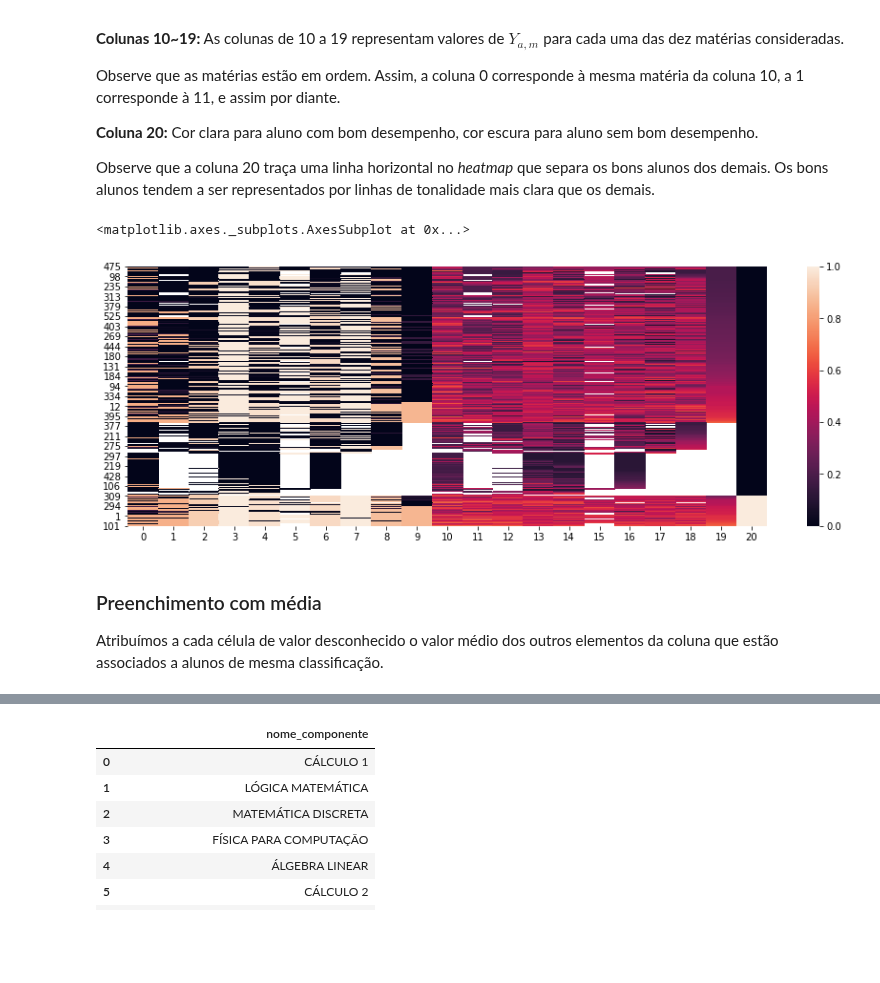
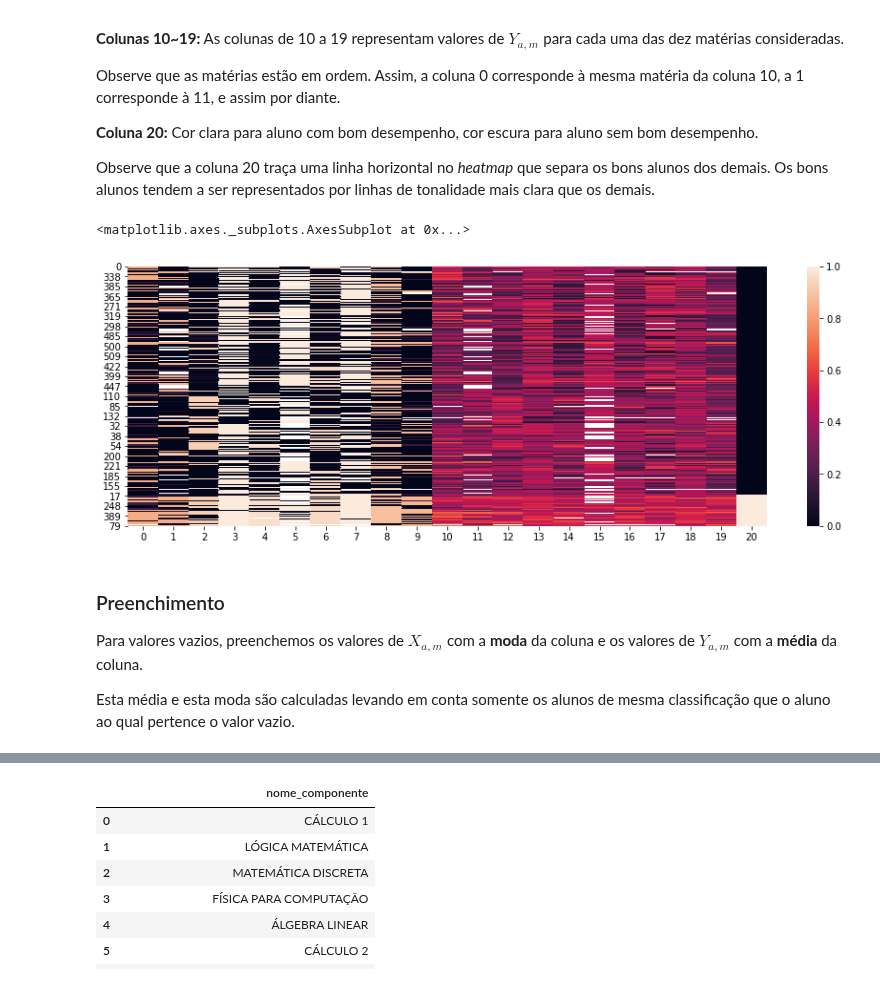
Before and after one commit to luanagbmartins/inteligencia-artificial, a Jupyter notebook: Testes/preprocessamento_corrigido.ipynb, the cells around one changed output, grey strips where cells are left out. Saved outputs shown, nothing was run; the diff lists cells and outputs as text; code cells hidden in the pictures; blank space fills up the shorter version.

```diff
--- a/Testes/preprocessamento_corrigido.ipynb
+++ b/Testes/preprocessamento_corrigido.ipynb
@@ -579,18 +548,18 @@ Observe que a coluna 20 traça uma linha horizontal no *heatmap* que separa os b
 # %%
 %matplotlib inline
 
 plt.rcParams['figure.figsize'] = [15, 5]
 
-sort_array = [ item for sublist in [ (x, x+10) for x in range(0,10)] for item in sublist ][::-1]
-sort_array.insert(0,20)
-sns.heatmap(pd.DataFrame(features).sort_values(by=sort_array))
+sns.heatmap(pd.DataFrame(features).sort_values(by=20))
 # %% [output]
 <matplotlib.axes._subplots.AxesSubplot at 0x...>
-[figure, old version]
+[figure, new version]
-# %% [markdown]
-### Preenchimento com média
-
-Atribuímos a cada célula de valor desconhecido o valor médio dos outros elementos da coluna que estão associados a alunos de mesma classificação.
+# %% [markdown]
+### Preenchimento
+
+Para valores vazios, preenchemos os valores de $X_{a,m}$ com a **moda** da coluna e os valores de $Y_{a,m}$ com a **média** da coluna.
+
+Esta média e esta moda são calculadas levando em conta somente os alunos de mesma classificação que o aluno ao qual pertence o valor vazio.
 # %%
 
 good = pd.DataFrame(features)
```
Also changed, not shown: parts of 51 cells of this notebook, 12 other files.
